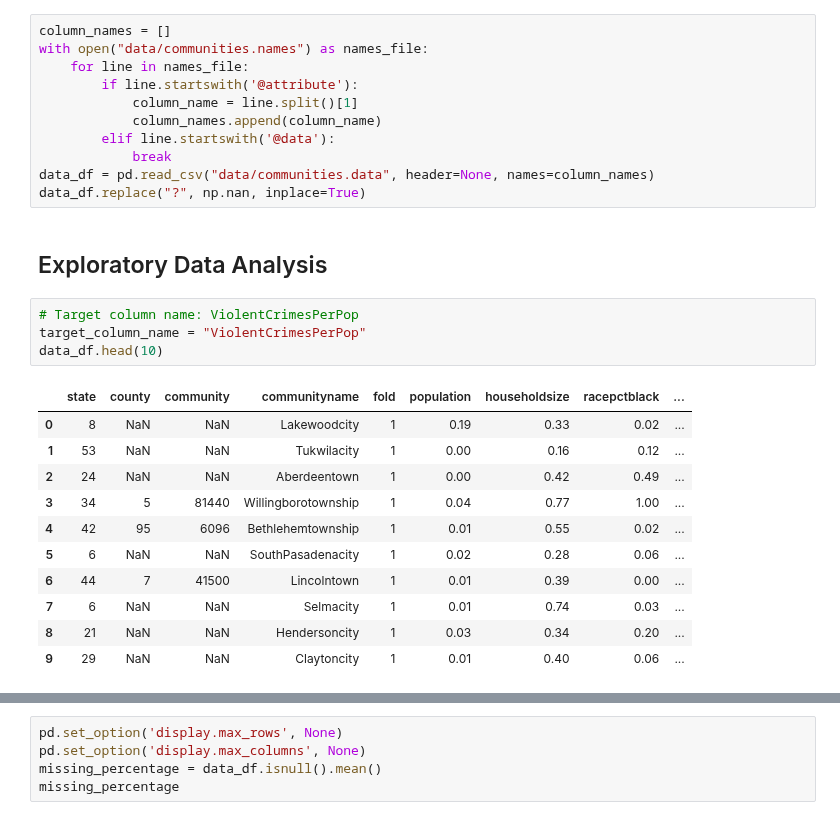
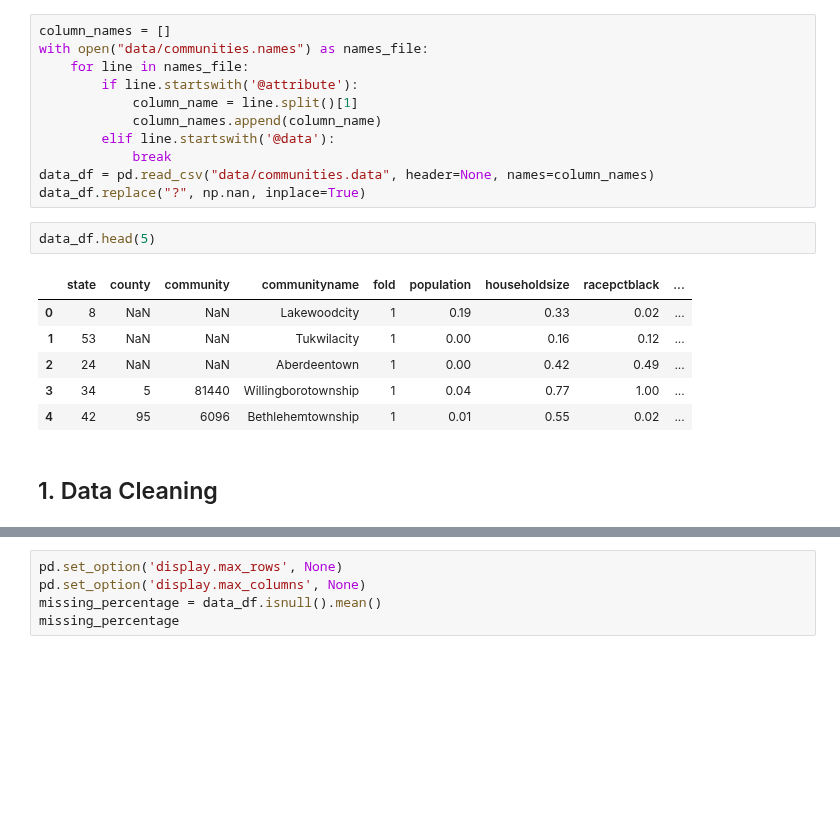
Before and after one commit to UlstuUniversityOrganization/ML-Lab3, a Jupyter notebook: Assignment 02_Linear_regression_regul_poly.ipynb, the cells around one changed output, grey strips where cells are left out. Saved outputs shown, nothing was run; the diff lists cells and outputs as text; blank space fills up the shorter version.

```diff
--- a/Assignment 02_Linear_regression_regul_poly.ipynb
+++ b/Assignment 02_Linear_regression_regul_poly.ipynb
@@ -52,21 +52,14 @@ with open("data/communities.names") as names_file:
             break
 data_df = pd.read_csv("data/communities.data", header=None, names=column_names)
 data_df.replace("?", np.nan, inplace=True)
+# %%
+data_df.head(5)
+# %% [output]
+|  | state | county | community | communityname | fold | population | householdsize | racepctblack | ... |
+| 0 | 8 | NaN | NaN | Lakewoodcity | 1 | 0.19 | 0.33 | 0.02 | ... |
+| 1 | 53 | NaN | NaN | Tukwilacity | 1 | 0.00 | 0.16 | 0.12 | ... |
+| 2 | 24 | NaN | NaN | Aberdeentown | 1 | 0.00 | 0.42 | 0.49 | ... |
+| 3 | 34 | 5 | 81440 | Willingborotownship | 1 | 0.04 | 0.77 | 1.00 | ... |
+| 4 | 42 | 95 | 6096 | Bethlehemtownship | 1 | 0.01 | 0.55 | 0.02 | ... |
 # %% [markdown]
-## Exploratory Data Analysis
+## 1. Data Cleaning
-# %%
-# Target column name: ViolentCrimesPerPop
-target_column_name = "ViolentCrimesPerPop"
-data_df.head(10)
-# %% [output]
-|  | state | county | community | communityname | fold | population | householdsize | racepctblack | ... |
-| 0 | 8 | NaN | NaN | Lakewoodcity | 1 | 0.19 | 0.33 | 0.02 | ... |
-| 1 | 53 | NaN | NaN | Tukwilacity | 1 | 0.00 | 0.16 | 0.12 | ... |
-| 2 | 24 | NaN | NaN | Aberdeentown | 1 | 0.00 | 0.42 | 0.49 | ... |
-| 3 | 34 | 5 | 81440 | Willingborotownship | 1 | 0.04 | 0.77 | 1.00 | ... |
-| 4 | 42 | 95 | 6096 | Bethlehemtownship | 1 | 0.01 | 0.55 | 0.02 | ... |
-| 5 | 6 | NaN | NaN | SouthPasadenacity | 1 | 0.02 | 0.28 | 0.06 | ... |
-| 6 | 44 | 7 | 41500 | Lincolntown | 1 | 0.01 | 0.39 | 0.00 | ... |
-| 7 | 6 | NaN | NaN | Selmacity | 1 | 0.01 | 0.74 | 0.03 | ... |
-| 8 | 21 | NaN | NaN | Hendersoncity | 1 | 0.03 | 0.34 | 0.20 | ... |
-| 9 | 29 | NaN | NaN | Claytoncity | 1 | 0.01 | 0.40 | 0.06 | ... |
```
Also changed, not shown: parts of 6 cells of this notebook.
